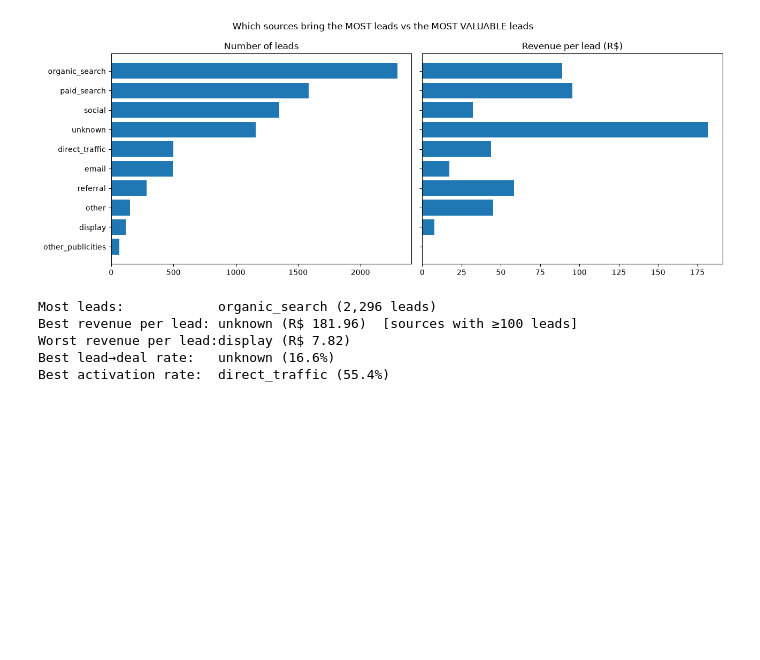
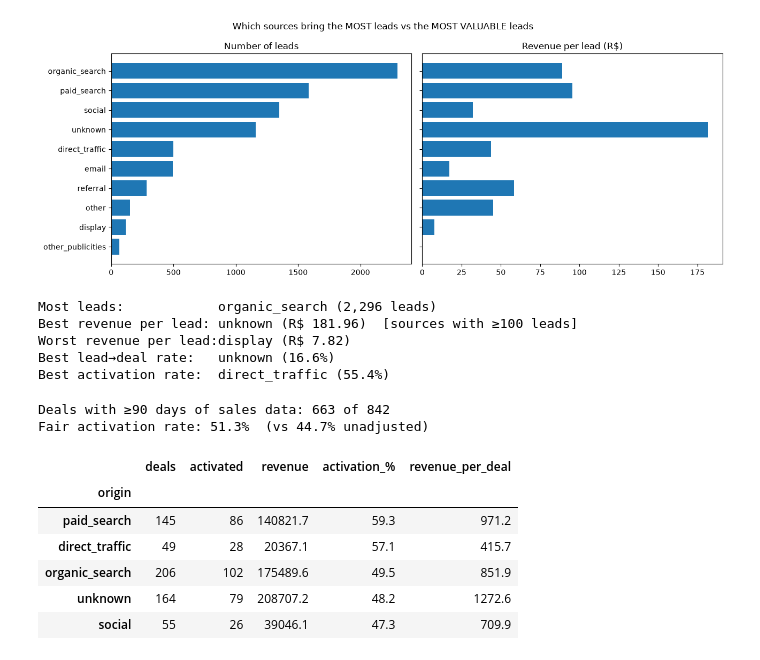
Before and after one commit to f20230030-wq/growth-marketing-analytics, a Jupyter notebook: module_3_olist/python/01_lead_funnel.ipynb, the cells around one changed output. Saved outputs shown, nothing was run; the diff lists cells and outputs as text; code cells hidden in the pictures; blank space fills up the shorter version.

Commit message:
Olist: seller types, segments, sales rep performance

```diff
--- a/module_3_olist/python/01_lead_funnel.ipynb
+++ b/module_3_olist/python/01_lead_funnel.ipynb
@@ -159,3 +159,25 @@ Best lead→deal rate:   unknown (16.6%)
 Best activation rate:  direct_traffic (55.4%)
 # %%
 # done
+# %%
+fair = f[f.closed & (f.days_observable >= 90)]
+print(f"Deals with ≥90 days of sales data: {len(fair)} of {int(f.closed.sum())}")
+print(f"Fair activation rate: {fair.activated.mean():.1%}  (vs 44.7% unadjusted)")
+
+fa = fair.groupby("origin").agg(deals=("closed","sum"), activated=("activated","sum"),
+                                revenue=("revenue","sum"))
+fa["activation_%"] = fa.activated / fa.deals * 100
+fa["revenue_per_deal"] = fa.revenue / fa.deals
+fa = fa[fa.deals >= 20].sort_values("activation_%", ascending=False).round(1)
+fa.to_csv(OUT + "activation_fair.csv")
+fa
+# %% [output]
+Deals with ≥90 days of sales data: 663 of 842
+Fair activation rate: 51.3%  (vs 44.7% unadjusted)
+|  | deals | activated | revenue | activation_% | revenue_per_deal |
+| origin |  |  |  |  |  |
+| paid_search | 145 | 86 | 140821.7 | 59.3 | 971.2 |
+| direct_traffic | 49 | 28 | 20367.1 | 57.1 | 415.7 |
+| organic_search | 206 | 102 | 175489.6 | 49.5 | 851.9 |
+| unknown | 164 | 79 | 208707.2 | 48.2 | 1272.6 |
+| social | 55 | 26 | 39046.1 | 47.3 | 709.9 |
```
Also changed, not shown: 6 other files.
